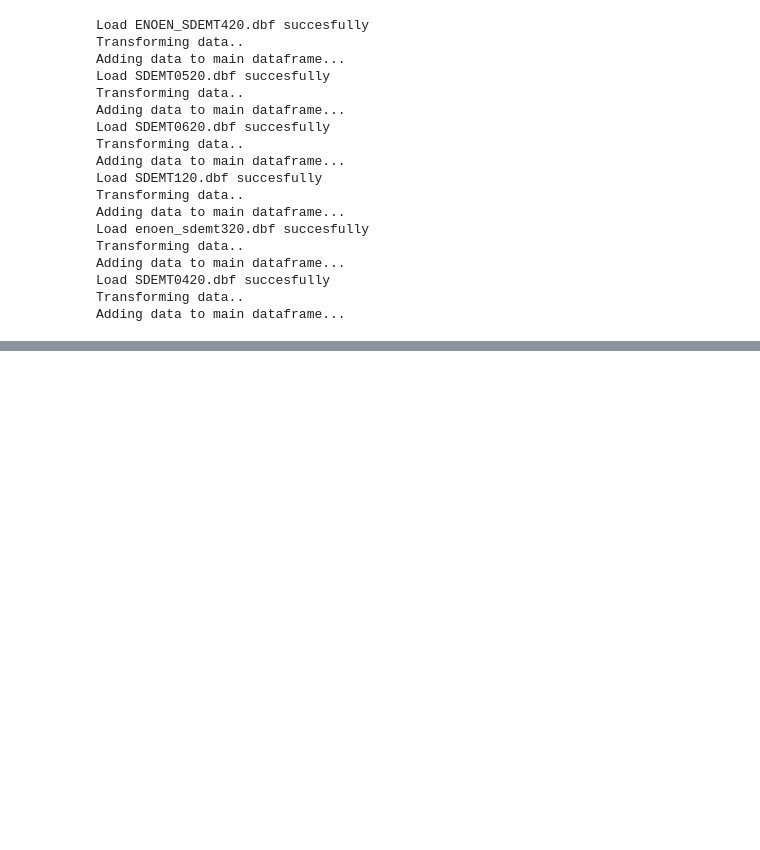
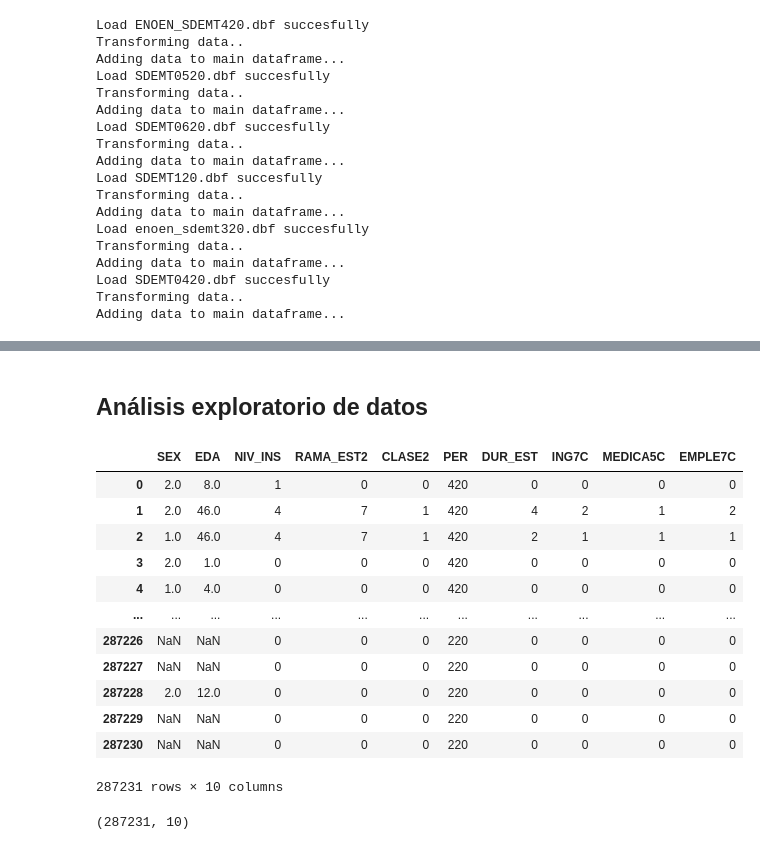
Before and after one commit to Walt9819/factores-impacto-desempleo-mexico, a Jupyter notebook: Python/FactoresDeImpactoEnDesempleoMX.ipynb, the cells around one changed output, grey strips where cells are left out. Cells and saved outputs as stored; diff of their text form; code cells hidden in the pictures; blank space fills up the shorter version.

```diff
--- a/Python/FactoresDeImpactoEnDesempleoMX.ipynb
+++ b/Python/FactoresDeImpactoEnDesempleoMX.ipynb
@@ -103,0 +114,2 @@ Adding data to main dataframe...
+# %% [markdown]
+## Análisis exploratorio de datos
@@ -103,0 +118,24 @@ Adding data to main dataframe...
+# %%
+# Lectura de datos y creación de DataFrame
+df = pd.read_csv("https://github.com/Walt9819/factores-impacto-desempleo-mexico/blob/main/Python/data/data_enoe_amp.csv?raw=true", encoding="utf-8")
+
+df
+# %% [output]
+|  | SEX | EDA | NIV_INS | RAMA_EST2 | CLASE2 | PER | DUR_EST | ING7C | MEDICA5C | EMPLE7C |
+| 0 | 2.0 | 8.0 | 1 | 0 | 0 | 420 | 0 | 0 | 0 | 0 |
+| 1 | 2.0 | 46.0 | 4 | 7 | 1 | 420 | 4 | 2 | 1 | 2 |
+| 2 | 1.0 | 46.0 | 4 | 7 | 1 | 420 | 2 | 1 | 1 | 1 |
+| 3 | 2.0 | 1.0 | 0 | 0 | 0 | 420 | 0 | 0 | 0 | 0 |
+| 4 | 1.0 | 4.0 | 0 | 0 | 0 | 420 | 0 | 0 | 0 | 0 |
+| ... | ... | ... | ... | ... | ... | ... | ... | ... | ... | ... |
+| 287226 | NaN | NaN | 0 | 0 | 0 | 220 | 0 | 0 | 0 | 0 |
+| 287227 | NaN | NaN | 0 | 0 | 0 | 220 | 0 | 0 | 0 | 0 |
+| 287228 | 2.0 | 12.0 | 0 | 0 | 0 | 220 | 0 | 0 | 0 | 0 |
+| 287229 | NaN | NaN | 0 | 0 | 0 | 220 | 0 | 0 | 0 | 0 |
+| 287230 | NaN | NaN | 0 | 0 | 0 | 220 | 0 | 0 | 0 | 0 |
+287231 rows × 10 columns
+# %%
+# Tamaño de DataFrame: 287,231 registros y 10 columnas
+df.shape
+# %% [output]
+(287231, 10)
```
Also changed, not shown: parts of 29 cells of this notebook.
